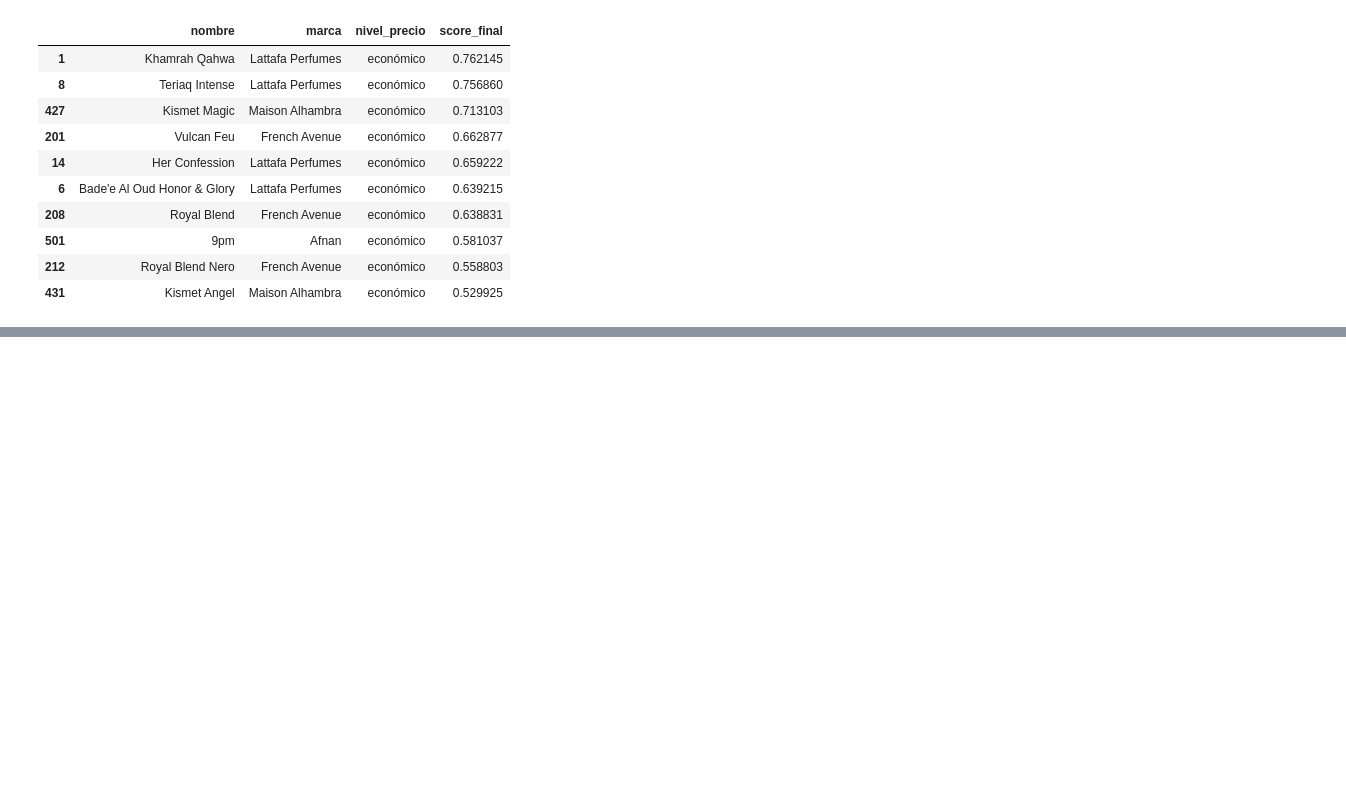
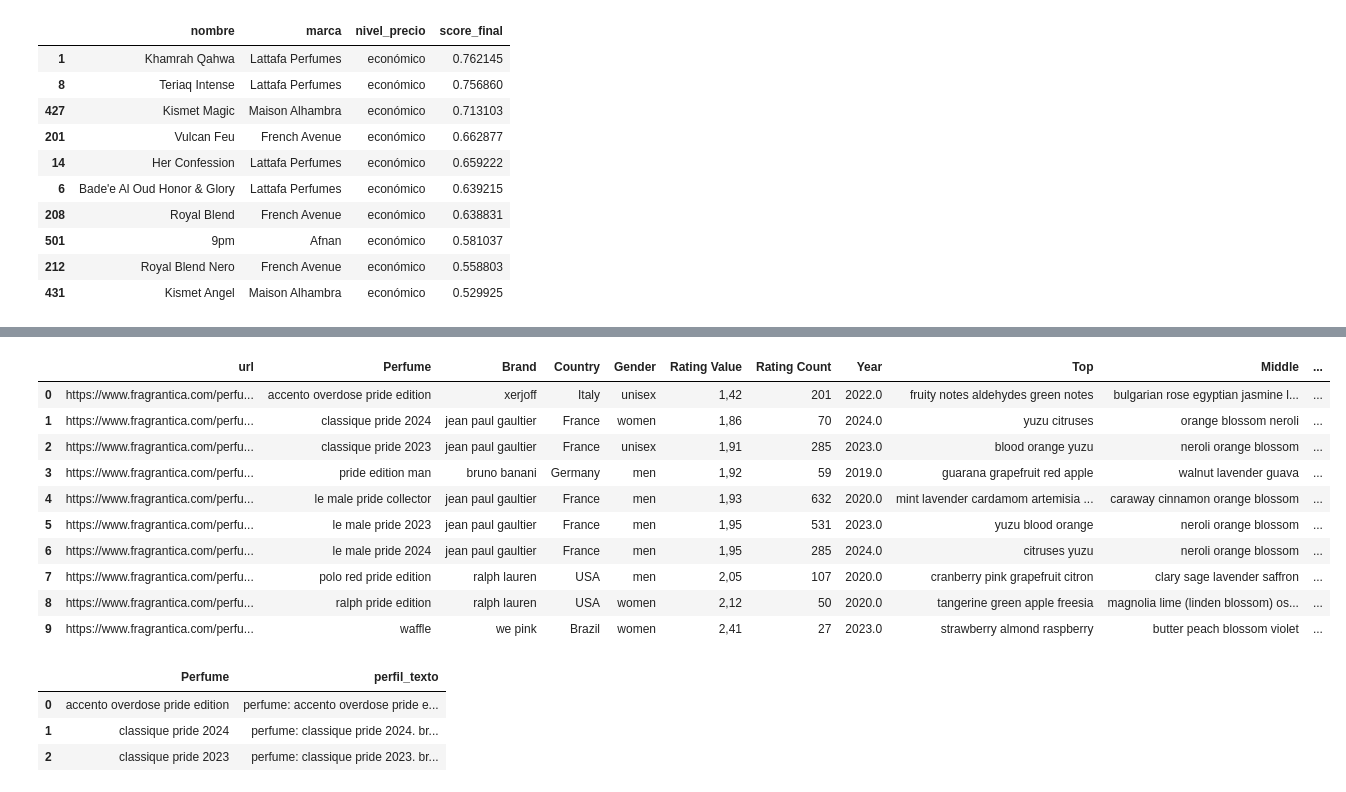
Before and after one commit to LuisAntonioGI13/perfume-recommender-ai, a Jupyter notebook: notebooks/desarrollo_modelo.ipynb, the cells around one changed output, grey strips where cells are left out. Saved outputs shown, nothing was run; the diff lists cells and outputs as text; code cells hidden in the pictures; blank space fills up the shorter version.

```diff
--- a/notebooks/desarrollo_modelo.ipynb
+++ b/notebooks/desarrollo_modelo.ipynb
@@ -1350,0 +1389,31 @@ files.download(path + 'df_f_modelo_final.csv')
+# %%
+accord_cols = ["mainaccord1", "mainaccord2", "mainaccord3", "mainaccord4", "mainaccord5"]
+
+df["accords_list"] = df[accord_cols].values.tolist()
+# %%
+df["accords_list"] = df["accords_list"].apply(
+    lambda x: [str(i).strip().lower() for i in x if pd.notna(i) and str(i).strip() != ""]
+)
+# %%
+def weight_accords(accords):
+    weighted = []
+    for i, accord in enumerate(accords):
+        weight = 5 - i  # 5,4,3,2,1
+        weighted.extend([accord] * weight)
+    return " ".join(weighted)
+# %%
+df["accords_weighted"] = df["accords_list"].apply(weight_accords)
+# %%
+df.head(10)
+# %% [output]
+|  | url | Perfume | Brand | Country | Gender | Rating Value | Rating Count | Year | Top | Middle | ... |
+| 0 | https://www.fragrantica.com/perfu... | accento overdose pride edition | xerjoff | Italy | unisex | 1,42 | 201 | 2022.0 | fruity notes aldehydes green notes | bulgarian rose egyptian jasmine l... | ... |
+| 1 | https://www.fragrantica.com/perfu... | classique pride 2024 | jean paul gaultier | France | women | 1,86 | 70 | 2024.0 | yuzu citruses | orange blossom neroli | ... |
+| 2 | https://www.fragrantica.com/perfu... | classique pride 2023 | jean paul gaultier | France | unisex | 1,91 | 285 | 2023.0 | blood orange yuzu | neroli orange blossom | ... |
+| 3 | https://www.fragrantica.com/perfu... | pride edition man | bruno banani | Germany | men | 1,92 | 59 | 2019.0 | guarana grapefruit red apple | walnut lavender guava | ... |
+| 4 | https://www.fragrantica.com/perfu... | le male pride collector | jean paul gaultier | France | men | 1,93 | 632 | 2020.0 | mint lavender cardamom artemisia ... | caraway cinnamon orange blossom | ... |
+| 5 | https://www.fragrantica.com/perfu... | le male pride 2023 | jean paul gaultier | France | men | 1,95 | 531 | 2023.0 | yuzu blood orange | neroli orange blossom | ... |
+| 6 | https://www.fragrantica.com/perfu... | le male pride 2024 | jean paul gaultier | France | men | 1,95 | 285 | 2024.0 | citruses yuzu | neroli orange blossom | ... |
+| 7 | https://www.fragrantica.com/perfu... | polo red pride edition | ralph lauren | USA | men | 2,05 | 107 | 2020.0 | cranberry pink grapefruit citron | clary sage lavender saffron | ... |
+| 8 | https://www.fragrantica.com/perfu... | ralph pride edition | ralph lauren | USA | women | 2,12 | 50 | 2020.0 | tangerine green apple freesia | magnolia lime (linden blossom) os... | ... |
+| 9 | https://www.fragrantica.com/perfu... | waffle | we pink | Brazil | women | 2,41 | 27 | 2023.0 | strawberry almond raspberry | butter peach blossom violet | ... |
@@ -1350,0 +1434,7 @@ files.download(path + 'df_f_modelo_final.csv')
+# %%
+df[["Perfume", "perfil_texto"]].head(3)
+# %% [output]
+|  | Perfume | perfil_texto |
+| 0 | accento overdose pride edition | perfume: accento overdose pride e... |
+| 1 | classique pride 2024 | perfume: classique pride 2024. br... |
+| 2 | classique pride 2023 | perfume: classique pride 2023. br... |
```
Also changed, not shown: parts of 42 cells of this notebook, 4 other files.
